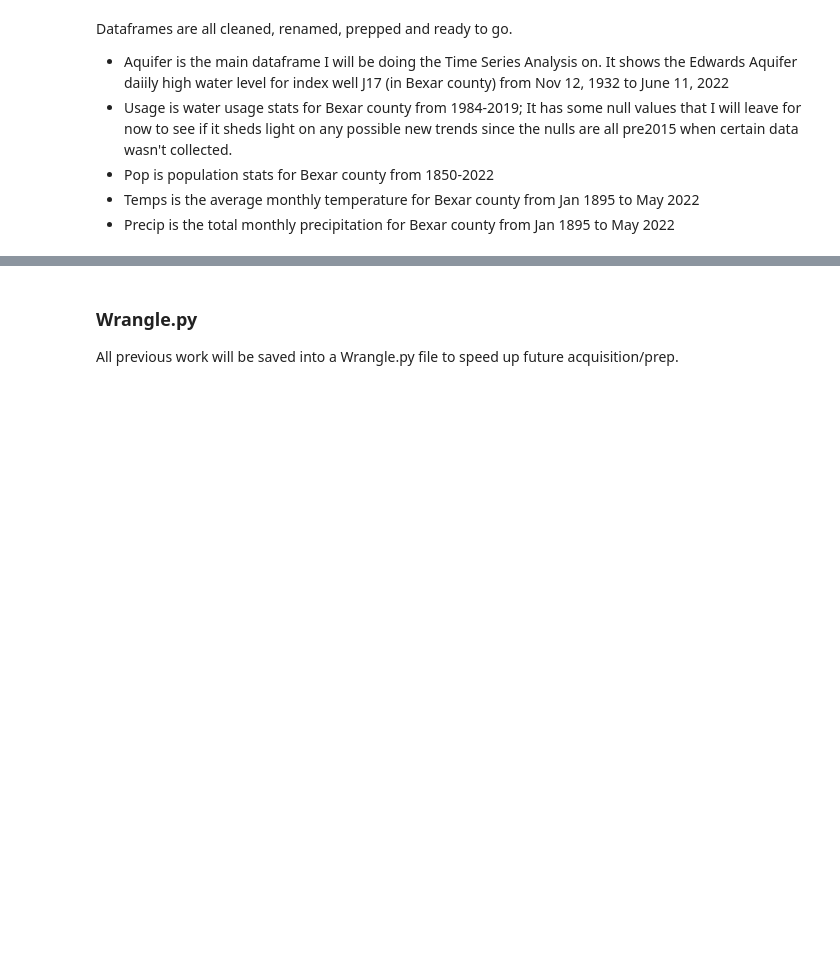
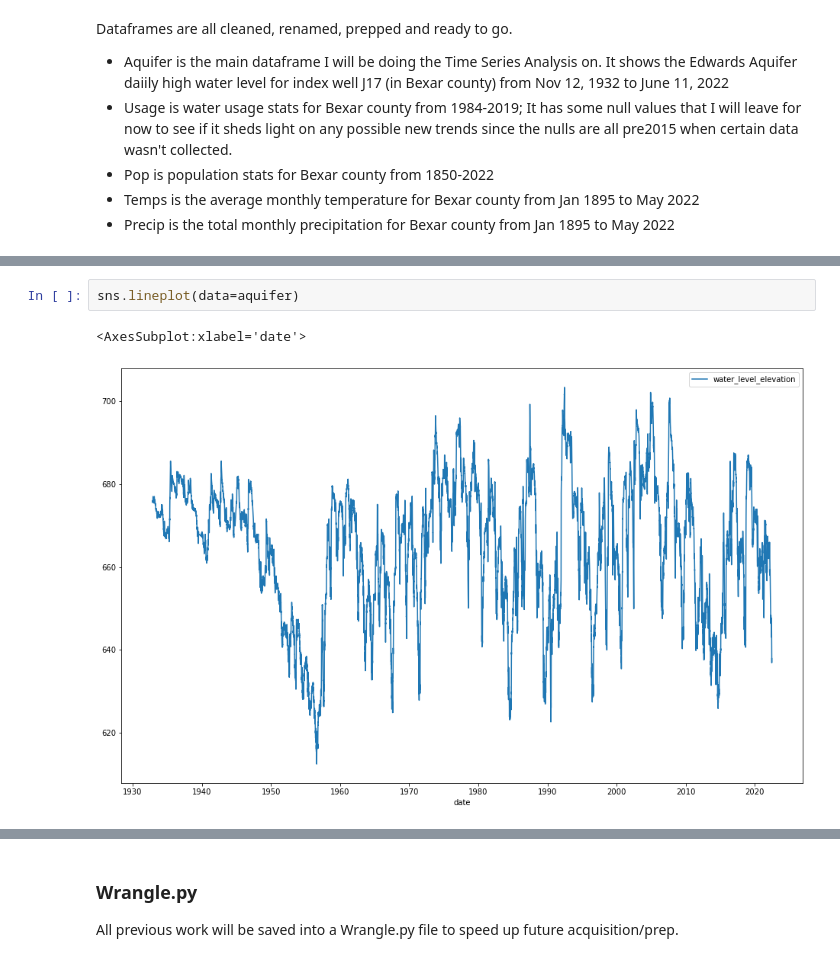
Before and after one commit to AndrewRachuig/edwards_aquifer_project, a Jupyter notebook: initial_working_notebook.ipynb, the cells around one changed output, grey strips where cells are left out. Drawn from its saved outputs; the diff is of its cells as text; blank space fills up the shorter version.

```diff
--- a/initial_working_notebook.ipynb
+++ b/initial_working_notebook.ipynb
@@ -429,0 +460,5 @@ Dataframes are all cleaned, renamed, prepped and ready to go.
+# %%
+sns.lineplot(data=aquifer)
+# %% [output]
+<AxesSubplot:xlabel='date'>
+[figure, added]
```
Also changed, not shown: parts of 17 cells of this notebook.
